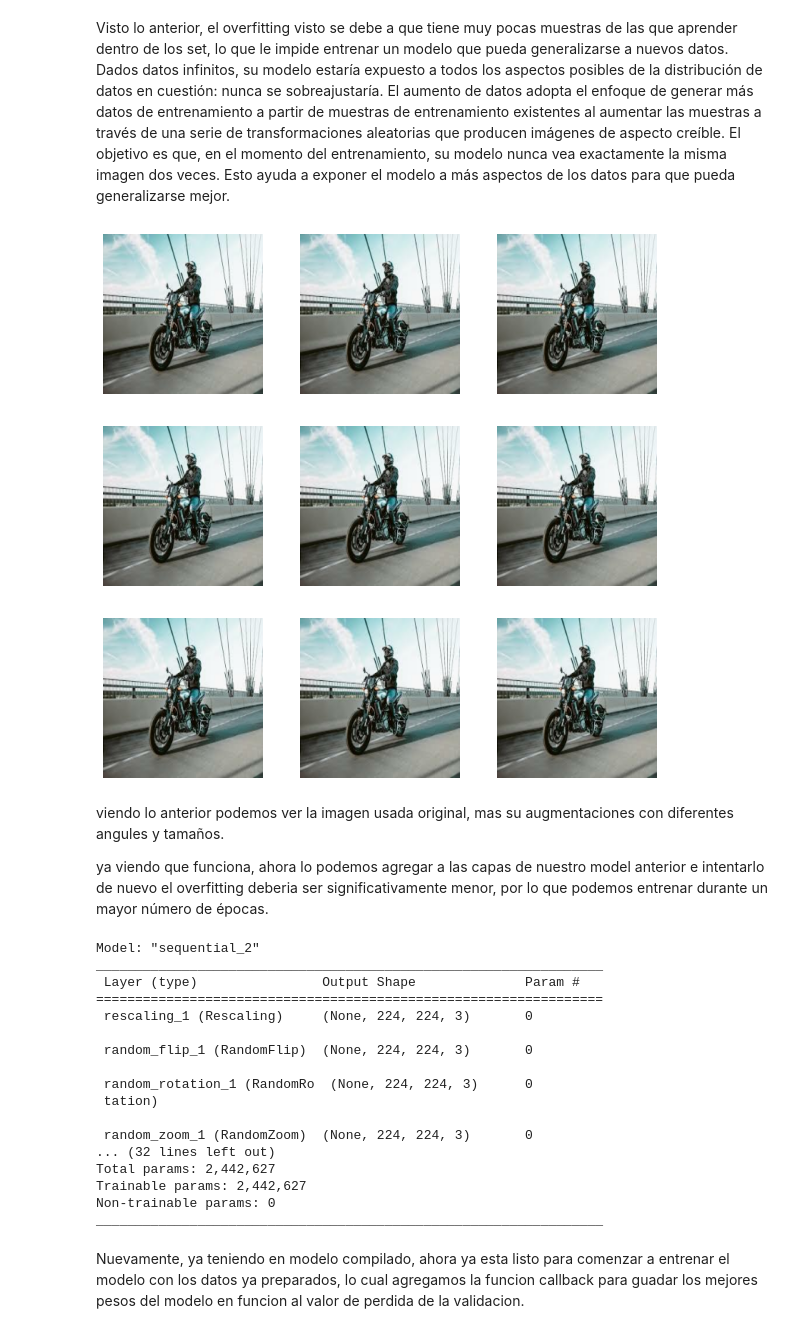
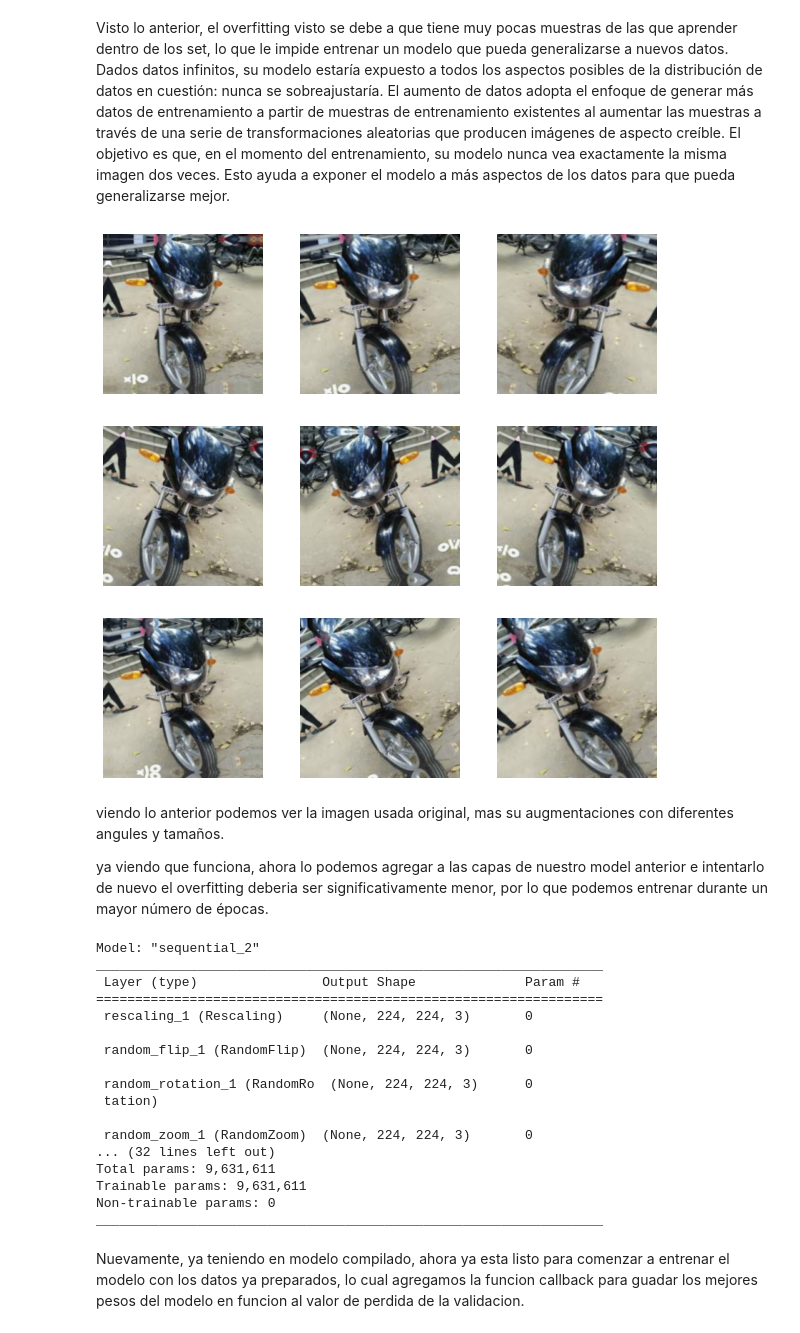
Before and after one commit to RobertVJ/Actividades-Tec, a Jupyter notebook: Módulo 2 Implementación de un modelo de deep learning. (Portafolio Implementación)/Módulo_2_Implementacion_de_un_modelo_de_Deep_Learning.ipynb, the cells around one changed output. Cells and saved outputs as stored; diff of their text form; code cells hidden in the pictures.

```diff
--- a/Módulo 2 Implementación de un modelo de deep learning. (Portafolio Implementación)/Módulo_2_Implementacion_de_un_modelo_de_Deep_Learning.ipynb
+++ b/Módulo 2 Implementación de un modelo de deep learning. (Portafolio Implementación)/Módulo_2_Implementacion_de_un_modelo_de_Deep_Learning.ipynb
@@ -216,3 +214,7 @@ for data_batch, labels_batch in train_dataset:
 # %% [output]
 data batch shape: (10, 224, 224, 3)
 labels batch shape: (10,)
+# %%
+# Extraemos y checamos si realizo de manera correcta el nombrambientod e las clases
+class_names = train_dataset.class_names
+print(class_names)
@@ -218,0 +223,9 @@ labels batch shape: (10,)
+# %%
+# Probamos el Dataset de entrenamiento
+plt.figure(figsize=(10, 10))
+for images, labels in train_dataset.take(1):
+  for i in range(9):
+    ax = plt.subplot(3, 3, i + 1)
+    plt.imshow(images[i].numpy().astype("uint8"))
+    plt.title(class_names[labels[i]])
+    plt.axis("off")
@@ -346,21 +362,30 @@ Visto lo anterior, el overfitting  visto se debe a que tiene muy pocas muestras
 # %%
 # Para generar un data augmentation de las imagenes que se tiene a la mano,
 # lo realizamos de la siguienete manera:
-data_augmentation = keras.Sequential([layers.RandomFlip("horizontal"),
-                                      layers.RandomRotation(0.1),
-                                      layers.RandomZoom(0.2)])
+data_augmentation = keras.Sequential(
+  [
+    layers.RandomFlip("horizontal",
+                      input_shape=(224,
+                                  224,
+                                  3)),
+    layers.RandomRotation(0.1),
+    layers.RandomZoom(0.1),
+  ]
+)
 # %%
 # checamos si realizado el data augmentacion de la siguiente manera con una
 # sola imagen
 plt.figure(figsize=(10, 10))
 for images, _ in train_dataset.take(1):
-    for i in range(9):
-        augmented_images = data_augmentation(images)
-        ax = plt.subplot(3, 3, i + 1)
-        plt.imshow(augmented_images[0].numpy().astype("uint8"))
-        plt.axis("off")
+  for i in range(9):
+    augmented_images = data_augmentation(images, training=True)
+    ax = plt.subplot(3, 3, i + 1, xticks=[],yticks=[])
+    plt.imshow(augmented_images[0].numpy().astype("uint8"))
+    plt.axis("off")
+
+# Liga de apoyo: https://stackoverflow.com/questions/71393952/unable-to-perform-data-augmentation-on-images-in-tensorflow
 # %% [output]
-[figure, old version]
+[figure, new version]
 # %% [markdown]
 viendo lo anterior podemos ver la imagen usada original, mas su augmentaciones con diferentes angules y tamaños.
 
@@ -372,17 +397,17 @@ model = keras.Sequential([keras.Input(shape=(224, 224, 3)),
                           layers.RandomFlip("horizontal"), # Capa1 DA
                           layers.RandomRotation(0.1), # Capa2 DA
                           layers.RandomZoom(0.2),  # Capa3 DA
-                          layers.Conv2D(filters=32, kernel_size=(5,5), activation="relu"),
-                          layers.Conv2D(filters=16, kernel_size=(5,5), activation = "relu"),
+                          layers.Conv2D(filters=8, kernel_size=(5,5), activation="relu"),
+                          layers.Conv2D(filters=8, kernel_size=(5,5), activation = "relu"),
                           layers.Conv2D(filters=16, kernel_size=(5,5), activation = "relu"),
                           layers.MaxPooling2D(pool_size=2),
                           layers.Conv2D(filters=16, kernel_size=(3,3), activation = "relu"),
-                          layers.Conv2D(filters=8, kernel_size=(3,3), activation = "relu"),
-                          layers.Conv2D(filters=8, kernel_size=(3,3), activation = "relu"),
+                          layers.Conv2D(filters=16, kernel_size=(3,3), activation = "relu"),
+                          layers.Conv2D(filters=32, kernel_size=(3,3), activation = "relu"),
                           layers.MaxPooling2D(pool_size=2),
                           layers.Flatten(),
                           layers.Dense(units= 120, activation = "relu"),
-                          layers.Dropout(0.1),
+                          layers.Dropout(0.2),
                           layers.Dense(units= 90, activation = "relu"),
                           layers.Dense(units= 64, activation = "relu"),
                           layers.Dense(1, activation="sigmoid")])
@@ -402,8 +427,8 @@ _________________________________________________________________
 
  random_zoom_1 (RandomZoom)  (None, 224, 224, 3)       0
 ... (32 lines left out)
-Total params: 2,442,627
-Trainable params: 2,442,627
+Total params: 9,631,611
+Trainable params: 9,631,611
 Non-trainable params: 0
 _________________________________________________________________
 # %%
```
Also changed, not shown: parts of 22 cells of this notebook.
